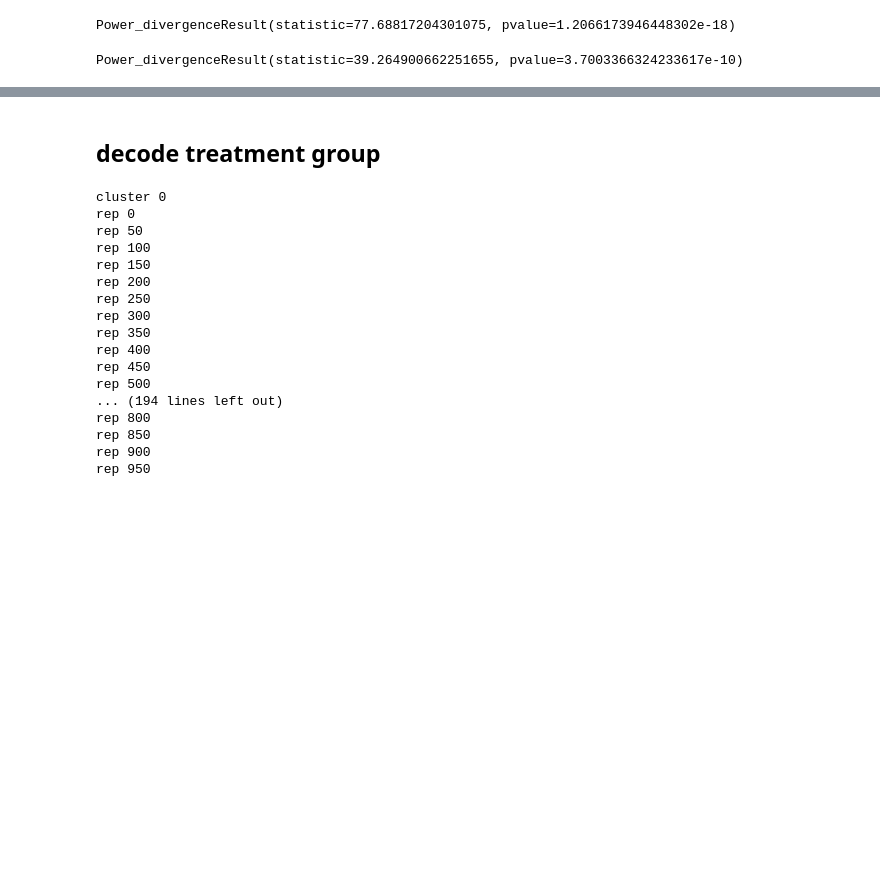
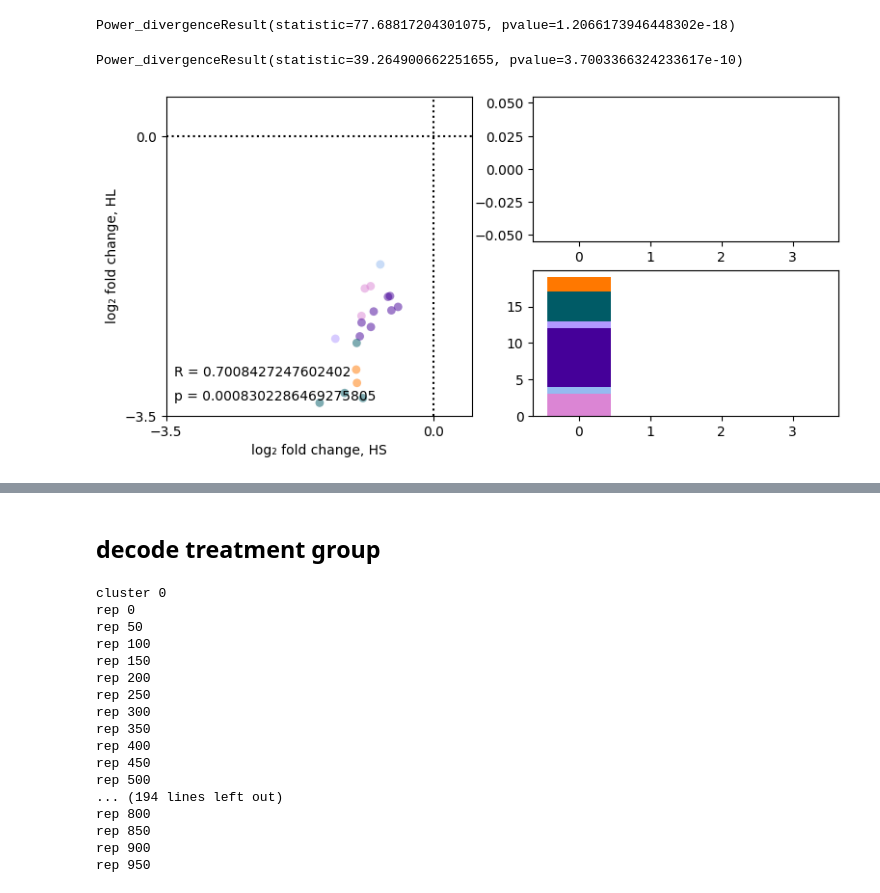
Before and after one commit to djottenheimer/VP-RNA, a Jupyter notebook: high-fat-analysis.ipynb, the cells around one changed output, grey strips where cells are left out. Drawn from its saved outputs; the diff is of its cells as text; code cells hidden in the pictures; blank space fills up the shorter version.

```diff
--- a/high-fat-analysis.ipynb
+++ b/high-fat-analysis.ipynb
@@ -449,3 +449,87 @@ Power_divergenceResult(statistic=77.68817204301075, pvalue=1.2066173946448302e-1
 x2down
 # %% [output]
 Power_divergenceResult(statistic=39.264900662251655, pvalue=3.7003366324233617e-10)
+# %%
+#mt genes only
+plt.figure(figsize = (9,4.3))
+ax1 = plt.subplot(1,2,1)
+ax2 = plt.subplot(2,2,2)
+ax3 = plt.subplot(2,2,4)
+amplist=[]
+HLall=[]
+HSall=[]
+slCorr=[]
+bottom1 = np.zeros(4)
+bottom2 = np.zeros(4)
+up = np.zeros(4)
+down = np.zeros(4)
+width = 0.9
+for cl in range(0,len(clusters)):
+    #selection = (pvalcL[:,cl]<0.05) & (np.abs(logfcL[:,cl])>0.808)
+    selection = (pvalcL[:,cl]<0.05) & (pvalc[:,cl,2]<0.05) & (np.sign(logfc[:,cl,2])==np.sign(logfcL[:,cl])) & (np.array([x[0:2] for x in genes])=='mt')#& (np.abs(logfcL[:,cl])>0.322) & (np.abs(logfc[:,cl,2])>0.322)
+    #selection = (pvalcL[:,cl]<0.05) & (pvalc[:,cl,1]<0.05) & (np.sign(logfc[:,cl,1])==np.sign(logfcL[:,x]))
+    if np.sum(selection)>0:
+        geneSub = genes[selection]
+        lfcsSub = logfc[selection,cl,1]
+        lfclSub = logfc[selection,cl,2]
+
+        #slCorr.append(scipy.stats.pearsonr(lfcsSub,lfclSub))
+
+        #how many in each quadrant
+        #up[0]=np.sum((lfclSub>0) & (lfcsSub<0) & (lfclSub<-lfcsSub))
+        #up[1]=np.sum((lfclSub>0) & (lfcsSub<=0) & (lfclSub>-lfcsSub))
+        #up[2]=np.sum((lfclSub>0) & (lfcsSub>0) & (lfclSub>lfcsSub))
+        #up[3]=np.sum((lfclSub>0) & (lfcsSub>0) & (lfclSub<lfcsSub))
+        #down[0]=np.sum((lfclSub<0) & (lfcsSub<0) & (lfclSub>lfcsSub))
+        #down[1]=np.sum((lfclSub<0) & (lfcsSub<=0) & (lfclSub<lfcsSub))
+        #down[2]=np.sum((lfclSub<0) & (lfcsSub>0) & (-lfclSub>lfcsSub))
+        #down[3]=np.sum((lfclSub<0) & (lfcsSub>0) & (-lfclSub<lfcsSub))
+        up[0]=np.sum((lfclSub>0) & (lfcsSub<=0))
+        up[1]=np.sum((lfclSub>0) & (lfcsSub>0))
+        down[0]=np.sum((lfclSub<0) & (lfcsSub<0))
+        down[1]=np.sum((lfclSub<0) & (lfcsSub>=0))
+        ax2.bar(np.arange(0,4), up, width, label=clusters[cl], bottom=bottom1, color=DEGcolors[clusters[cl]])
+        bottom1 += up
+        ax3.bar(np.arange(0,4), down, width, label=clusters[cl], bottom=bottom2, color=DEGcolors[clusters[cl]])
+        bottom2 += down
+
+        ax1.scatter(lfcsSub,lfclSub,s=40, alpha=0.5, edgecolor='None', facecolor=DEGcolors[clusters[cl]])
+
+        #calculate line
+        #lr=LinearRegression(fit_intercept=False).fit(lfcsSub.reshape(-1, 1),lfclSub)
+        #yvals=lr.predict(np.array((-3.5,3.5)).reshape(-1, 1))
+        #plt.plot((-3.5,3.5),yvals,color=DEGcolors[clusters[cl]])
+
+        amplist=np.concatenate((amplist,genes[selection & ((np.sign(logfcL[:,cl])*logfc[:,cl,2])>(np.sign(logfcL[:,cl])*logfc[:,cl,1]))]))
+        HLall=np.concatenate((HLall,lfclSub))
+        HSall=np.concatenate((HSall,lfcsSub))
+
+
+    #for i, txt in enumerate(geneSub):
+    #    if np.abs(lfclSub[i])>1.5:
+    #        ax1.annotate(txt, (lfcsSub[i]+1.5, lfclSub[i]), size=4)
+plt.subplot(1,2,1)
+plt.xticks((-3.5,0,3.5))
+plt.yticks((-3.5,0,3.5))
+plt.plot((-3.5,3.5),(0,0),':',color='black')
+#plt.plot((-3.5,3.5),(1.5,1.5),':',color='black')
+#plt.plot((-3.5,3.5),(-1.5,-1.5),':',color='black')
+plt.plot((0,0),(-3.5,3.5),':',color='black')
+#plt.plot((-3.5,3.5),(-3.5,3.5),':',color='black')
+plt.xlabel('log\u2082 fold change, HS')
+plt.ylabel('log\u2082 fold change, HL')
+#plt.title(clusters[cl])
+plt.xlim((-3.5,0.5))
+plt.ylim((-3.5,0.5))
+#calculate line
+#lr=LinearRegression(fit_intercept=False).fit(HSall.reshape(-1, 1),HLall)
+#yvals=lr.predict(np.array((-3.5,3.5)).reshape(-1, 1))
+#plt.plot((-3.5,3.5),yvals,color='black')
+slCorrAll = scipy.stats.pearsonr(HSall,HLall)
+x2up = scipy.stats.chisquare(bottom1[0:2])
+x2down = scipy.stats.chisquare(bottom2[0:2])
+plt.text(-3.4,-3,f'R = {slCorrAll[0]}')
+plt.text(-3.4,-3.3,f'p = {slCorrAll[1]}')
+plt.savefig(directory + '/Figures/mtDEGs.svg')
+# %% [output]
+[figure, added]
```
Also changed, not shown: parts of 1 cell of this notebook, 2 other files.
